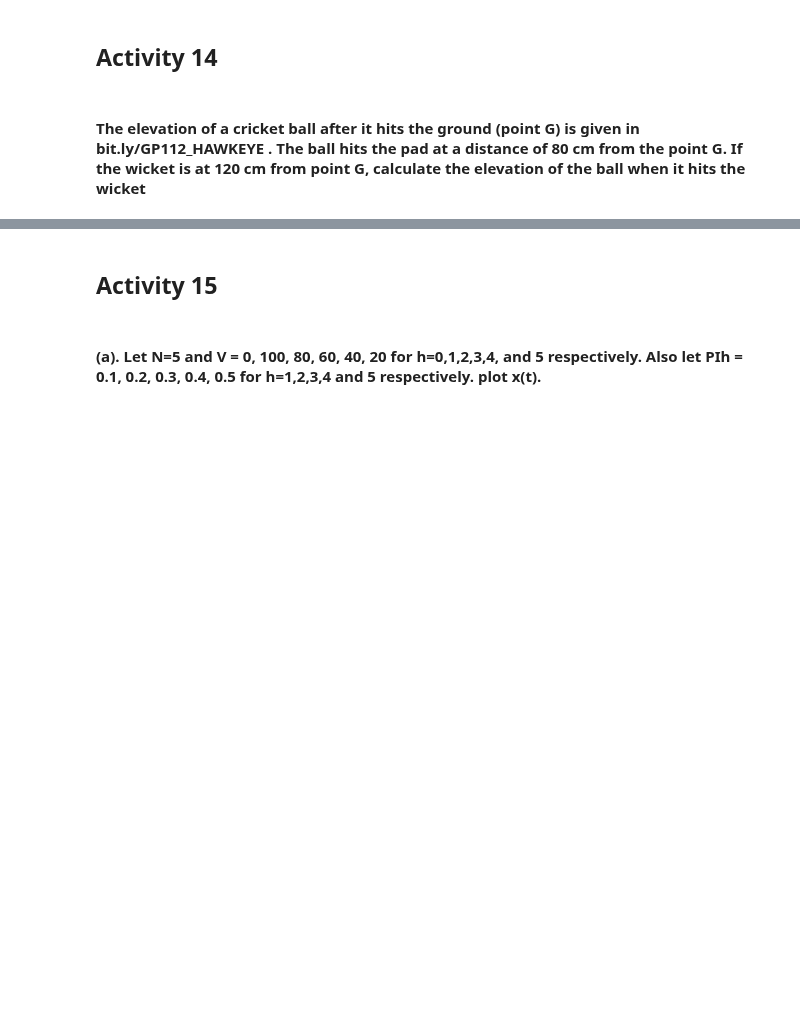
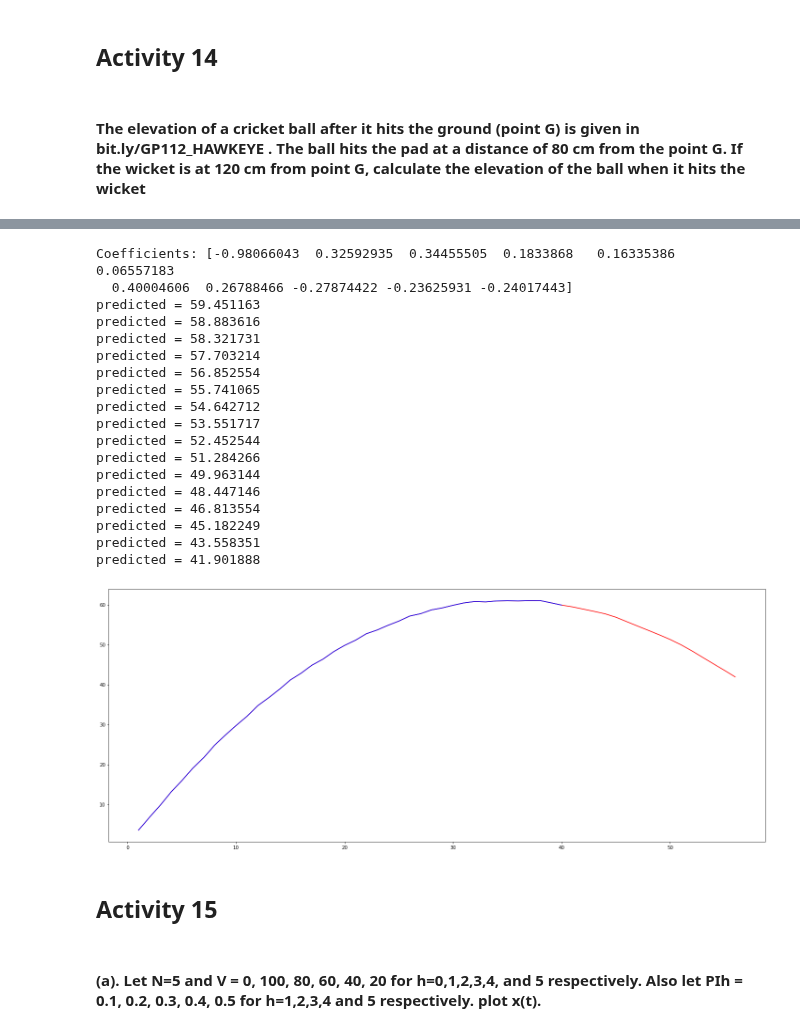
Before and after one commit to Rathees-Koneswarann/matplotlib-signal-analisis, a Jupyter notebook: violin-sound-process.ipynb, the cells around one changed output, grey strips where cells are left out. Cells and saved outputs as stored; diff of their text form; code cells hidden in the pictures; blank space fills up the shorter version.

```diff
--- a/violin-sound-process.ipynb
+++ b/violin-sound-process.ipynb
@@ -39,3 +49,44 @@ x(n)
+# %%
+# split dataset
+X = given_data.values
+y_data = X[1:len(X)-10]
+# y_data autoregression
+model = AutoReg(y_data, lags=10)
+model_fit = model.fit()
+print('Coefficients: %s' % model_fit.params)
+# make predictions
+predictions = model_fit.predict(start=len(y_data), end=len(y_data)+15)
+for i in range(len(predictions)):
+	print('predicted = %f ' % (predictions[i]))
+
+
+# plot results
+
+plt.figure(figsize=(20,8))
+prognose = np.concatenate((y_data.flatten(),predictions))
+plt.plot(range(1,len(prognose)+1), prognose, 'red')
+plt.plot(range(1,len(y_data)+1), y_data, 'blue')
+plt.show()
+# %% [output]
+Coefficients: [-0.98066043  0.32592935  0.34455505  0.1833868   0.16335386  0.06557183
+  0.40004606  0.26788466 -0.27874422 -0.23625931 -0.24017443]
+predicted = 59.451163
+predicted = 58.883616
+predicted = 58.321731
+predicted = 57.703214
+predicted = 56.852554
+predicted = 55.741065
+predicted = 54.642712
+predicted = 53.551717
+predicted = 52.452544
+predicted = 51.284266
+predicted = 49.963144
+predicted = 48.447146
+predicted = 46.813554
+predicted = 45.182249
+predicted = 43.558351
+predicted = 41.901888
+[figure, added]
 # %% [markdown]
 ## Activity 15
 # %% [markdown]
```
Also changed, not shown: parts of 4 cells of this notebook.
